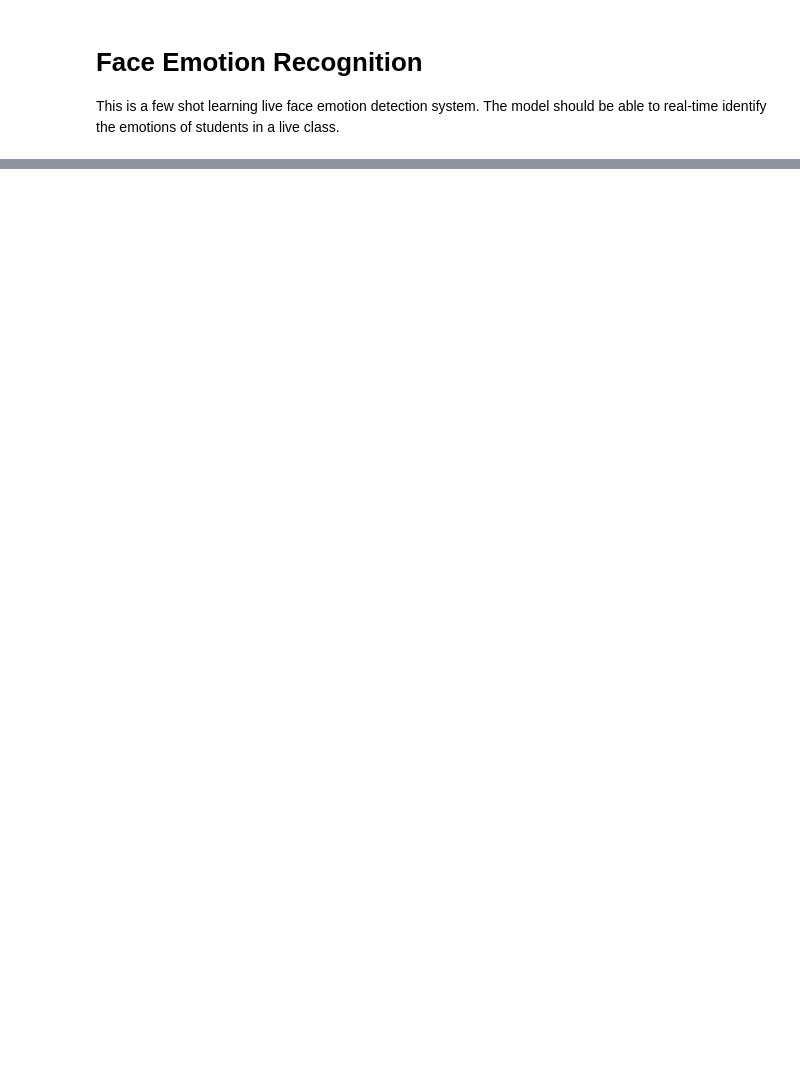
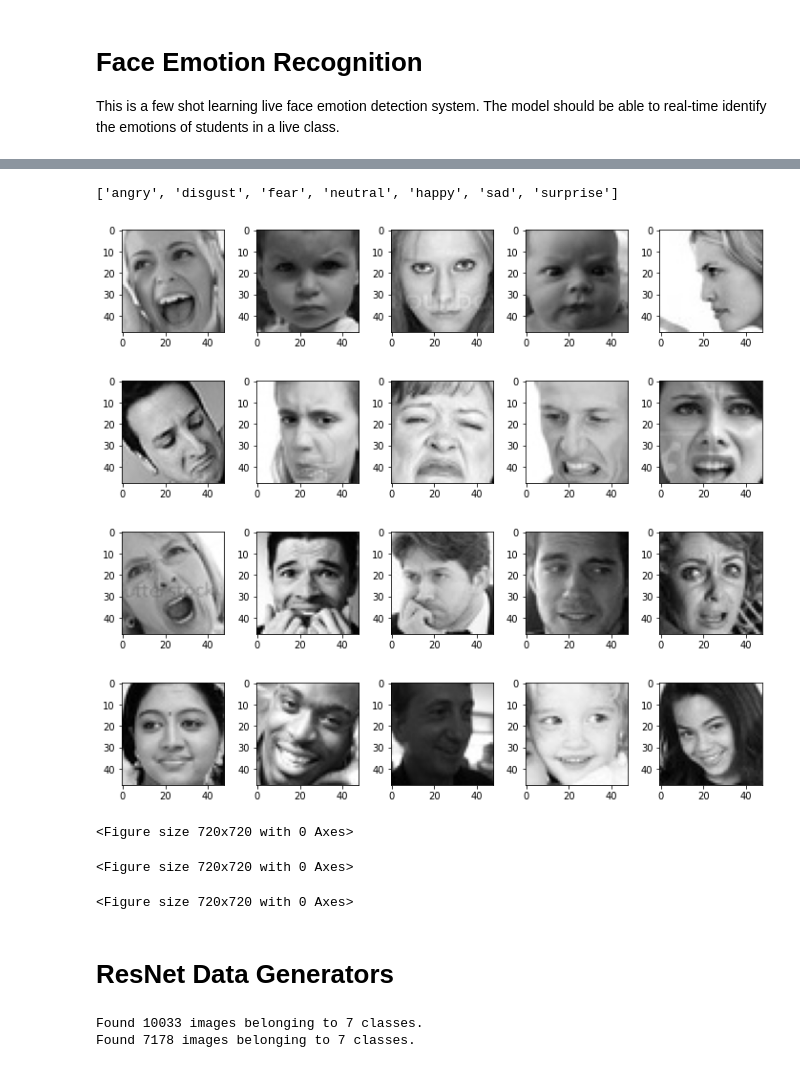
Before and after one commit to Ishansingh438/Face-emotion-recognition, a Jupyter notebook: Ishan_Singh_Face_emotion_recognition.ipynb, the cells around one changed output, grey strips where cells are left out. Cells and saved outputs as stored; diff of their text form; code cells hidden in the pictures; blank space fills up the shorter version.

```diff
--- a/Ishan_Singh_Face_emotion_recognition.ipynb
+++ b/Ishan_Singh_Face_emotion_recognition.ipynb
@@ -601,0 +155,5 @@ plt.show()
+# %%
+img = Image.open(path)
+
+# Converting the image into the numpy array
+img_array = np.array(img)
@@ -601,0 +211,5 @@ plt.show()
+# %%
+#test and train data
+
+test_data = '/content/drive/MyDrive/Colab Notebooks/Capstone Project 5 ML+Deep learning/Face Emotion Recognition/test'
+train_data = '/content/drive/MyDrive/Colab Notebooks/Capstone Project 5 ML+Deep learning/Face Emotion Recognition/train'
@@ -601,0 +229,45 @@ plt.show()
+# %%
+#list the directory of test path
+os.listdir(train_data)
+# %% [output]
+['angry', 'disgust', 'fear', 'neutral', 'happy', 'sad', 'surprise']
+# %%
+#define a function to plot some images from different classes
+
+def plot_images(img_dir, top=10):
+    all_img_dirs = os.listdir(img_dir)
+    img_files = [os.path.join(img_dir, file) for file in all_img_dirs][:5]
+
+    plt.figure(figsize=(10, 10))
+
+    for idx, img_path in enumerate(img_files):
+        plt.subplot(5, 5, idx+1)
+
+        img = plt.imread(img_path)
+        plt.tight_layout()
+        plt.imshow(img, cmap='gray')
+# %%
+#angry class
+plot_images(train_data+'/angry')
+#disgust class
+plot_images(train_data+'/disgust')
+#fear class
+plot_images(train_data+'/fear')
+#happy class
+plot_images(train_data+'/happy')
+#neutral class
+plot_images(train_data+'/neutral')
+#sad class
+plot_images(train_data+'/sad')
+#surprise class
+plot_images(train_data+'/surprise')
+# %% [output]
+[figure, added]
+[figure, added]
+[figure, added]
+[figure, added]
+<Figure size 720x720 with 0 Axes>
+<Figure size 720x720 with 0 Axes>
+<Figure size 720x720 with 0 Axes>
+# %% [markdown]
+# ResNet Data Generators
@@ -601,0 +279,21 @@ plt.show()
+# %%
+# size of image and batch
+img_size = 48
+batch_size = 32
+
+train_generator = datagen_train.flow_from_directory(train_data,
+                                                  target_size=(img_size,img_size),
+                                                  batch_size=batch_size,
+                                                  shuffle=True,
+                                                  color_mode='rgb',
+                                                  class_mode='categorical')
+
+validation_generator = datagen_train.flow_from_directory(test_data,
+                                                  target_size=(img_size,img_size),
+                                                  batch_size=batch_size,
+                                                  shuffle=False,
+                                                  color_mode='rgb',
+                                                  class_mode='categorical')
+# %% [output]
+Found 10033 images belonging to 7 classes.
+Found 7178 images belonging to 7 classes.
```
Also changed, not shown: parts of 76 cells of this notebook.
